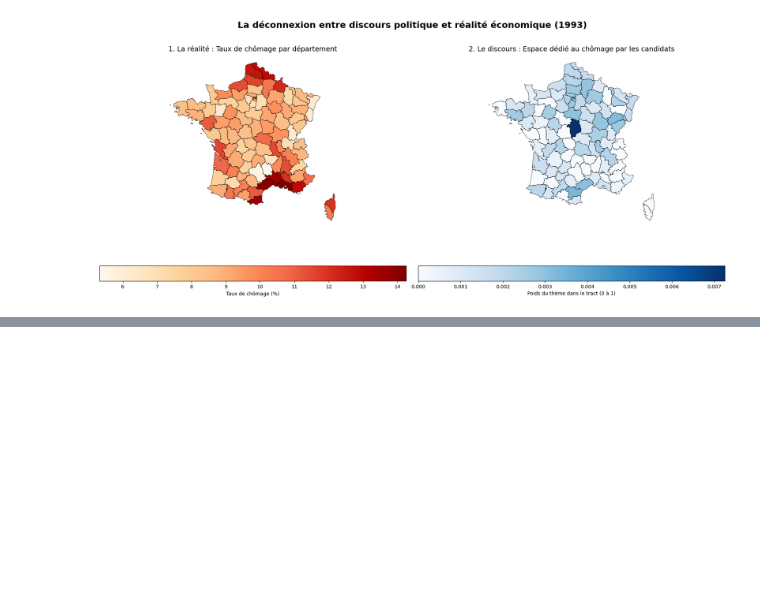
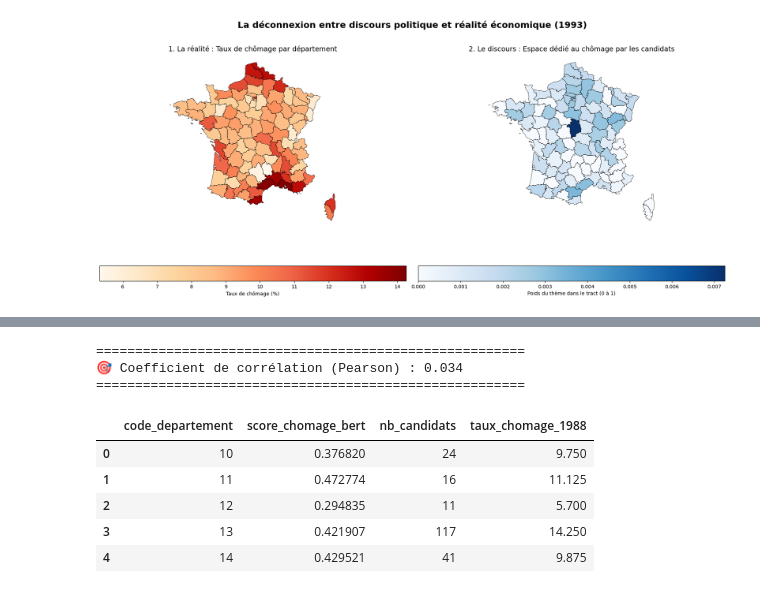
Before and after one commit to plemvan/ManifestoTopicModeling, a Jupyter notebook: notebook/main.ipynb, the cells around one changed output, grey strips where cells are left out. Drawn from its saved outputs; the diff is of its cells as text; code cells hidden in the pictures; blank space fills up the shorter version.

```diff
--- a/notebook/main.ipynb
+++ b/notebook/main.ipynb
@@ -577,0 +870,14 @@ Téléchargement du fond de carte de la France...
+# %%
+# 1. On calcule la moyenne du score BERT par département
+# reset_index() est important pour que 'code_departement' redevienne une colonne et non l'index
+df_dept_moyenne = df_bert.groupby('code_departement')['score_chomage_bert'].mean().reset_index()
+
+# 2. Optionnel : On peut aussi compter combien de candidats on a par département
+# (Utile pour savoir si notre moyenne est solide ou basée sur 1 seul texte)
+df_counts = df_bert.groupby('code_departement')['filename'].count().reset_index().rename(columns={'filename': 'nb_candidats'})
+
+# 3. Fusion de la moyenne et du compte
+df_dept_final = pd.merge(df_dept_moyenne, df_counts, on='code_departement')
+
+print("--- APERÇU DES SCORES PAR DÉPARTEMENT ---")
+print(df_dept_final.sort_values(by='score_chomage_bert', ascending=False).head(50))
@@ -577,0 +902,16 @@ Téléchargement du fond de carte de la France...
+# %%
+df_insee = pd.read_excel('../data/external/sl_etc_2025T4.xls')
+
+# 2. Création du Taux 1993 (Moyenne des 4 trimestres)
+df_insee['taux_chomage_1988'] = df_insee[['T1_1993', 'T2_1993', 'T3_1993', 'T4_1993']].mean(axis=1)
+
+
+# 3. Nettoyage de la clé de jointure (Le plus important !)
+# On force en texte
+df_insee['code_departement'] = df_insee['Code'].astype(str)
+
+# Sécurité 1 : Si Excel a transformé "1" en "1.0", on enlève le ".0"
+df_insee['code_departement'] = df_insee['code_departement'].str.replace('.0', '', regex=False)
+
+# Sécurité 2 : On remet les zéros au début pour les départements 1 à 9 (ex: "1" devient "01")
+df_insee['code_departement'] = df_insee['code_departement'].apply(lambda x: x.zfill(2) if len(str(x)) == 1 else x)
@@ -577,0 +952,19 @@ Téléchargement du fond de carte de la France...
+# %%
+correlation = df_global['score_chomage_bert'].corr(df_global['taux_chomage_1988'])
+
+print("\n" + "="*55)
+print(f"🎯 Coefficient de corrélation (Pearson) : {correlation:.3f}")
+print("="*55)
+# %% [output]
+=======================================================
+🎯 Coefficient de corrélation (Pearson) : 0.034
+=======================================================
+# %%
+df_global.head()
+# %% [output]
+|  | code_departement | score_chomage_bert | nb_candidats | taux_chomage_1988 |
+| 0 | 10 | 0.376820 | 24 | 9.750 |
+| 1 | 11 | 0.472774 | 16 | 11.125 |
+| 2 | 12 | 0.294835 | 11 | 5.700 |
+| 3 | 13 | 0.421907 | 117 | 14.250 |
+| 4 | 14 | 0.429521 | 41 | 9.875 |
```
Also changed, not shown: parts of 16 cells of this notebook.
